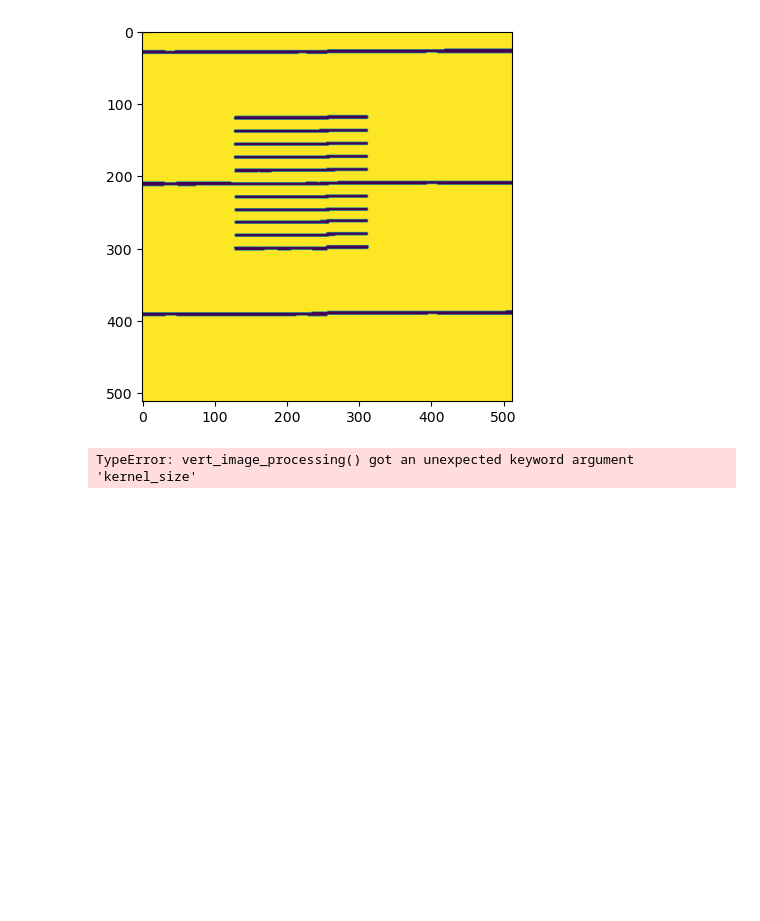
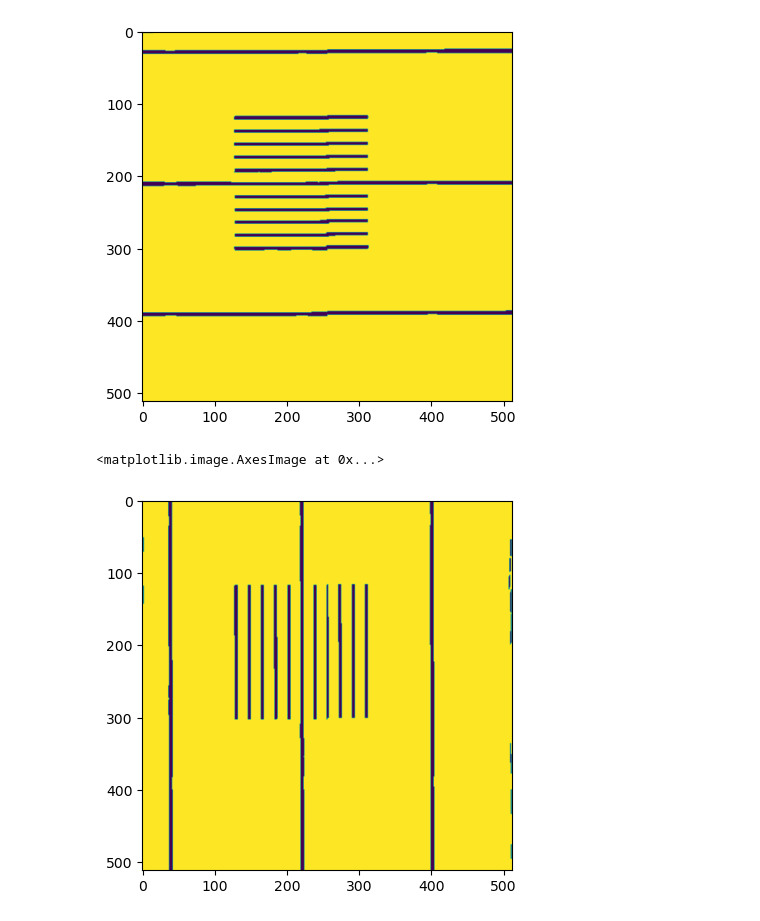
Before and after one commit to ornlneutronimaging/MCP_Sensor_Resolution, a Jupyter notebook: notebooks/demo_usage_resolution.ipynb, the cells around one changed output. Cells and saved outputs as stored; diff of their text form; code cells hidden in the pictures; blank space fills up the shorter version.

```diff
--- a/notebooks/demo_usage_resolution.ipynb
+++ b/notebooks/demo_usage_resolution.ipynb
@@ -70,11 +70,15 @@ plt.imshow(horizontal_features_img)
 [figure]
 # %%
 # processing vertical edges
-vertical_features_img, v_scale_factor, blocksize_v, c_factor_v, kernel_size = vert_image_processing(
+vertical_img, v_scale_factor, v_blocksize, v_c_factor, V_kernel_size = vert_image_processing(
   gray_scale_img,
   h_scale_factor=30,
   blocksize=3,
   c_factor=0,
-  kernel_size=(2,2))
+  kernel_size=(2,2),
+  )
-# %% [output]
-TypeError: vert_image_processing() got an unexpected keyword argument 'kernel_size'
+# %%
+plt.imshow(vertical_img)
+# %% [output]
+<matplotlib.image.AxesImage at 0x...>
+[figure, added]
```
Also changed, not shown: parts of 12 cells of this notebook, 2 other files.
